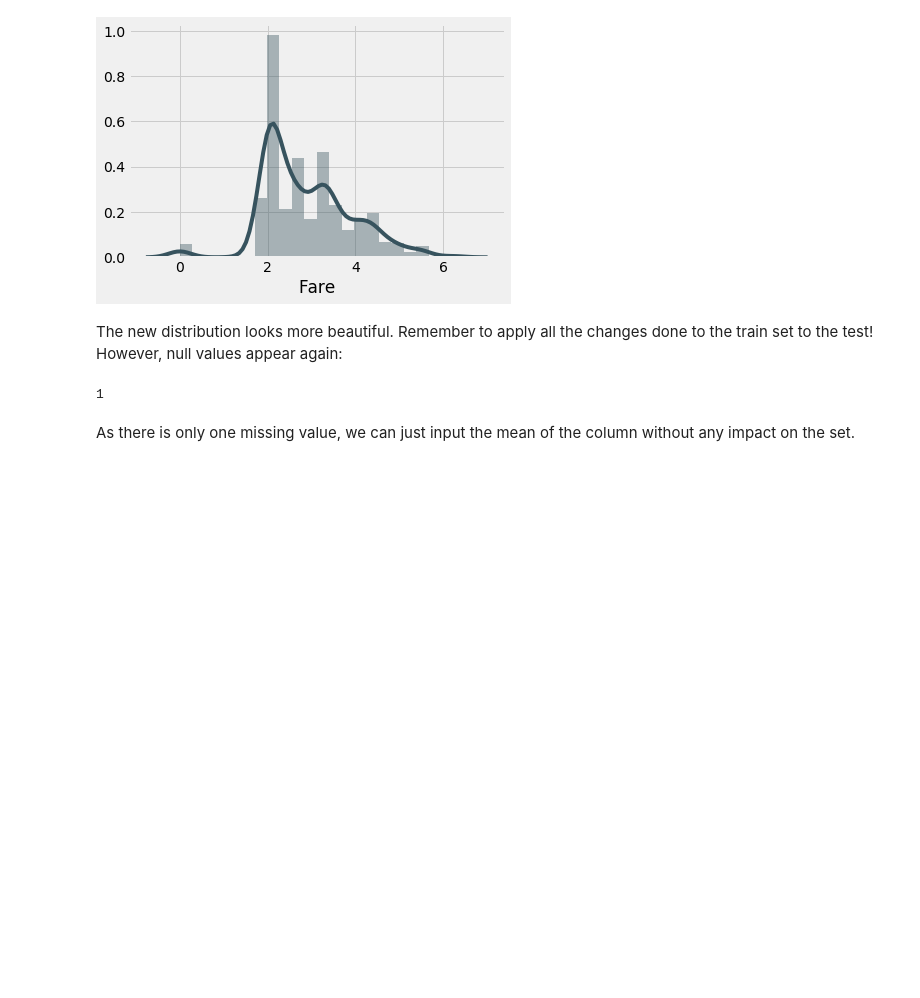
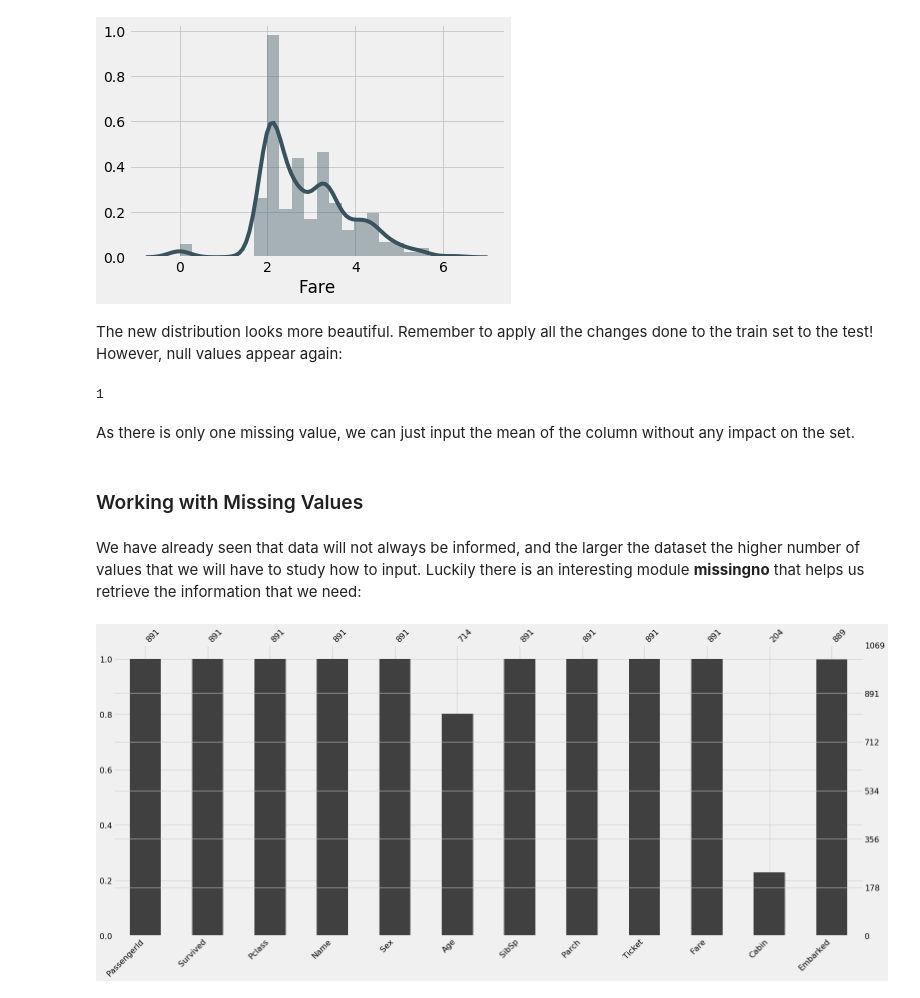
Before and after one commit to pmbrull/pmbrull-github-io-archive, a Jupyter notebook: TitanicSession.ipynb, the cells around one changed output. Saved outputs shown, nothing was run; the diff lists cells and outputs as text; code cells hidden in the pictures; blank space fills up the shorter version.

```diff
--- a/TitanicSession.ipynb
+++ b/TitanicSession.ipynb
@@ -276 +357,11 @@ test.loc[test['Fare'].isnull(),'Fare'] = test['Fare'].mean()
 test["Fare"] = test["Fare"].map(lambda x: np.log(x) if x > 0 else 0)
+# %% [markdown]
+### Working with Missing Values
+# %% [markdown]
+We have already seen that data will not always be informed, and the larger the dataset the higher number of values that we will have to study how to input. Luckily there is an interesting module **missingno** that helps us retrieve the information that we need:
+# %%
+import missingno as msno
+
+msno.bar(train)
+# %% [output]
+[figure, added]
```
Also changed, not shown: parts of 93 cells of this notebook.
